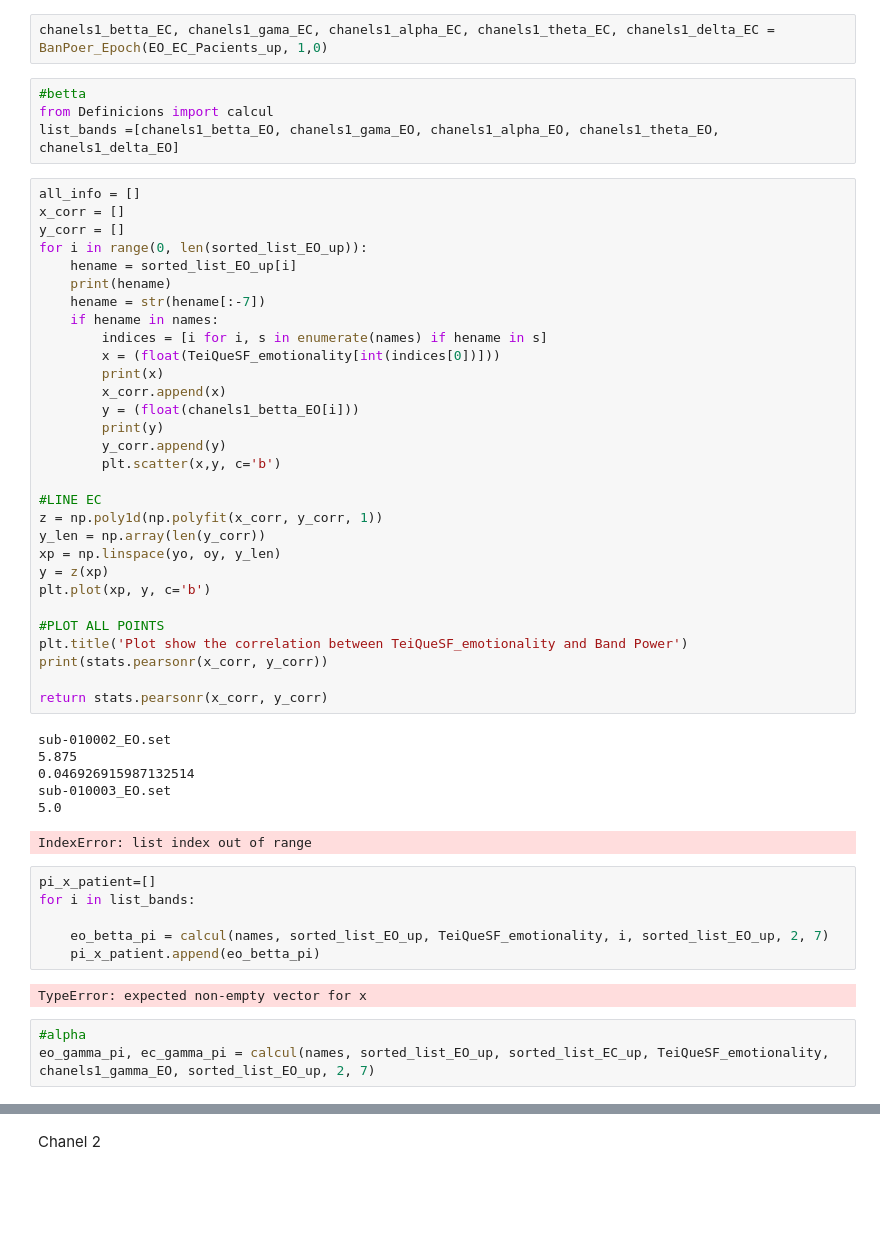
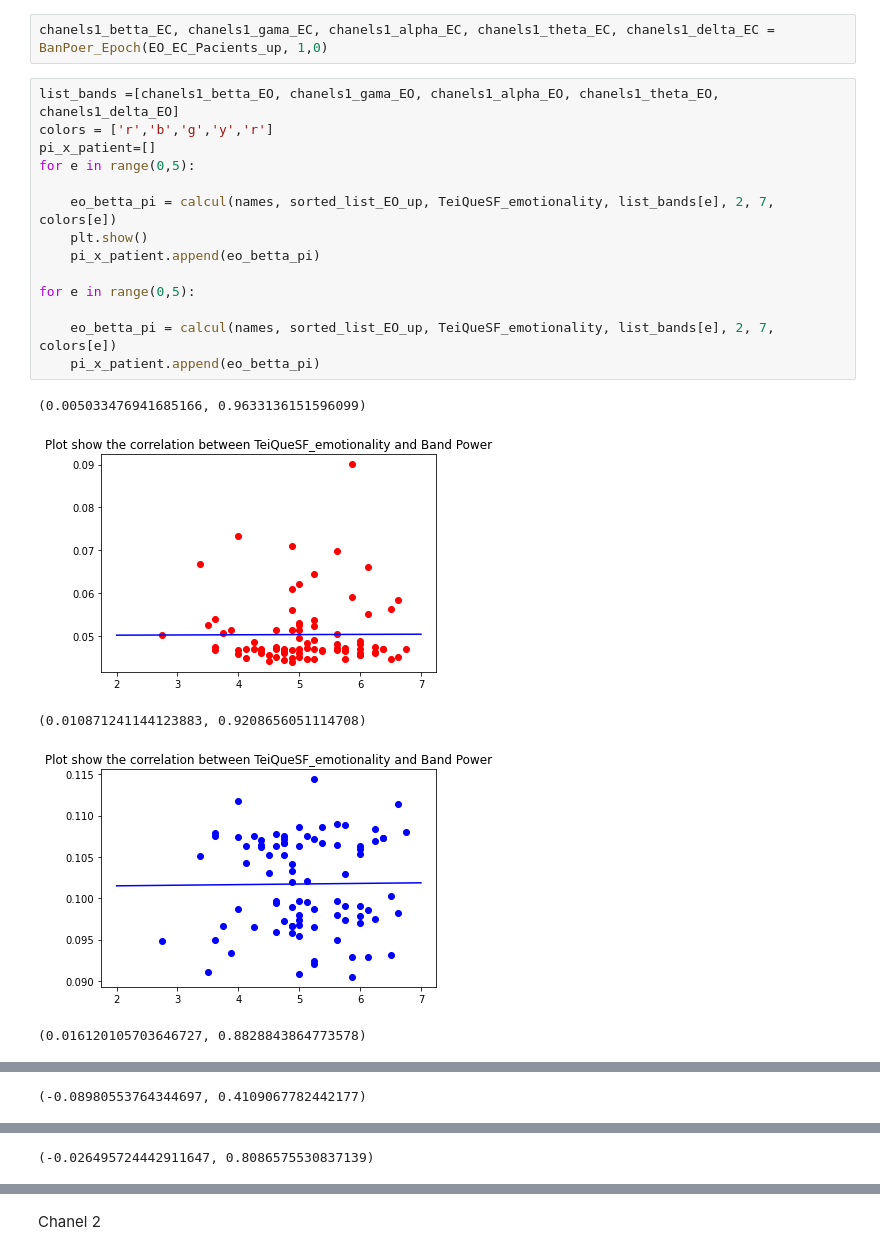
Before and after one commit to LaiaNO/EEG, a Jupyter notebook: 10_12_2020_Try.ipynb, the cells around one changed output, grey strips where cells are left out. Drawn from its saved outputs; the diff is of its cells as text; blank space fills up the shorter version.

```diff
--- a/10_12_2020_Try.ipynb
+++ b/10_12_2020_Try.ipynb
@@ -70,55 +71,23 @@ Chanel 1
 chanels1_betta_EO, chanels1_gama_EO, chanels1_alpha_EO, chanels1_theta_EO, chanels1_delta_EO = BanPoer_Epoch(EO_EC_Pacients_up, 0,0)
 # %%
 chanels1_betta_EC, chanels1_gama_EC, chanels1_alpha_EC, chanels1_theta_EC, chanels1_delta_EC = BanPoer_Epoch(EO_EC_Pacients_up, 1,0)
-# %%
-#betta
-from Definicions import calcul
-list_bands =[chanels1_betta_EO, chanels1_gama_EO, chanels1_alpha_EO, chanels1_theta_EO, chanels1_delta_EO]
-# %%
-all_info = []
-x_corr = []
-y_corr = []
-for i in range(0, len(sorted_list_EO_up)):
-    hename = sorted_list_EO_up[i]
-    print(hename)
-    hename = str(hename[:-7])
-    if hename in names:
-        indices = [i for i, s in enumerate(names) if hename in s]
-        x = (float(TeiQueSF_emotionality[int(indices[0])]))
-        print(x)
-        x_corr.append(x)
-        y = (float(chanels1_betta_EO[i]))
-        print(y)
-        y_corr.append(y)
-        plt.scatter(x,y, c='b')
-
-#LINE EC
-z = np.poly1d(np.polyfit(x_corr, y_corr, 1))
-y_len = np.array(len(y_corr))
-xp = np.linspace(yo, oy, y_len)
-y = z(xp)
-plt.plot(xp, y, c='b')
-
-#PLOT ALL POINTS
-plt.title('Plot show the correlation between TeiQueSF_emotionality and Band Power')
-print(stats.pearsonr(x_corr, y_corr))
-
-return stats.pearsonr(x_corr, y_corr)
-# %% [output]
-sub-010002_EO.set
-5.875
-0.046926915987132514
-sub-010003_EO.set
-5.0
-IndexError: list index out of range
-# %%
-pi_x_patient=[]
-for i in list_bands:
-
-    eo_betta_pi = calcul(names, sorted_list_EO_up, TeiQueSF_emotionality, i, sorted_list_EO_up, 2, 7)
-    pi_x_patient.append(eo_betta_pi)
-# %% [output]
-TypeError: expected non-empty vector for x
-# %%
-#alpha
-eo_gamma_pi, ec_gamma_pi = calcul(names, sorted_list_EO_up, sorted_list_EC_up, TeiQueSF_emotionality, chanels1_gamma_EO, sorted_list_EO_up, 2, 7)
+# %%
+list_bands =[chanels1_betta_EO, chanels1_gama_EO, chanels1_alpha_EO, chanels1_theta_EO, chanels1_delta_EO]
+colors = ['r','b','g','y','r']
+pi_x_patient=[]
+for e in range(0,5):
+
+    eo_betta_pi = calcul(names, sorted_list_EO_up, TeiQueSF_emotionality, list_bands[e], 2, 7, colors[e])
+    plt.show()
+    pi_x_patient.append(eo_betta_pi)
+
+for e in range(0,5):
+
+    eo_betta_pi = calcul(names, sorted_list_EO_up, TeiQueSF_emotionality, list_bands[e], 2, 7, colors[e])
+    pi_x_patient.append(eo_betta_pi)
+# %% [output]
+(0.005033476941685166, 0.9633136151596099)
+[figure, added]
+(0.010871241144123883, 0.9208656051114708)
+[figure, added]
+(0.016120105703646727, 0.8828843864773578)
@@ -124,0 +95 @@ eo_gamma_pi, ec_gamma_pi = calcul(names, sorted_list_EO_up, sorted_list_EC_up, T
+(-0.08980553764344697, 0.4109067782442177)
@@ -124,0 +97 @@ eo_gamma_pi, ec_gamma_pi = calcul(names, sorted_list_EO_up, sorted_list_EC_up, T
+(-0.026495724442911647, 0.8086575530837139)
```
Also changed, not shown: parts of 5 cells of this notebook, 4 other files.
